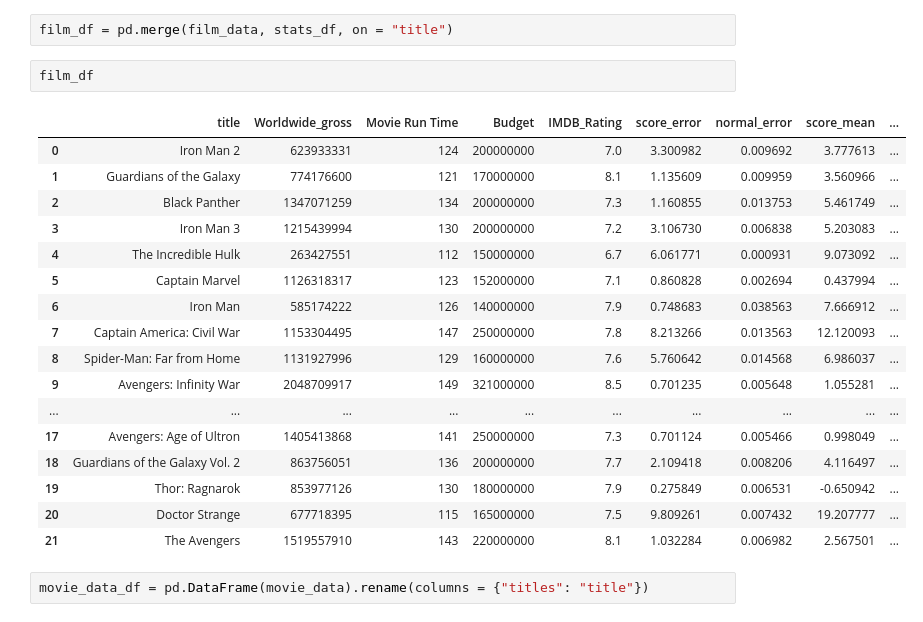
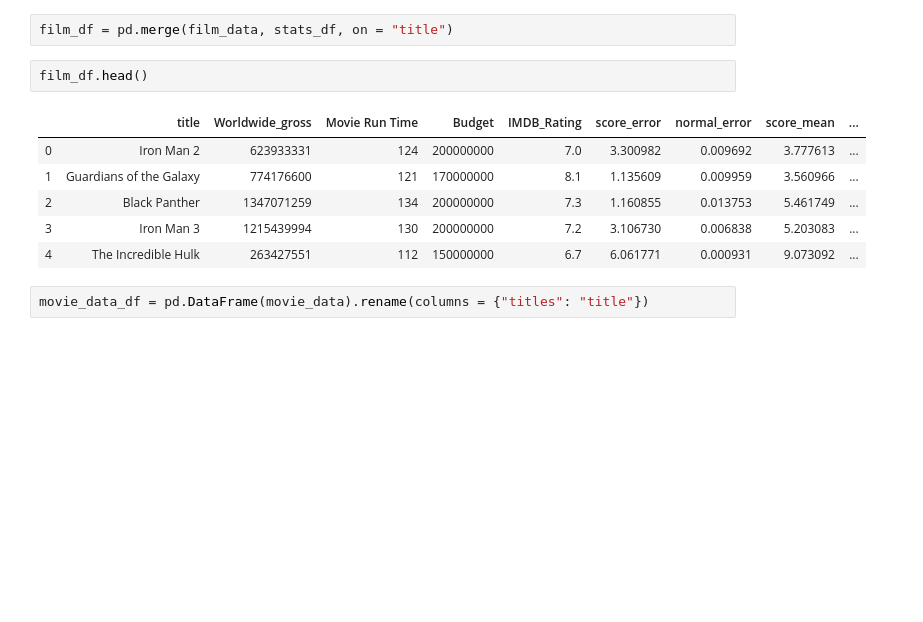
Before and after one commit to MaxwellWibert/Avengers_Sentiment_Analysis, a Jupyter notebook: Pandas_work.ipynb, the cells around one changed output. Cells and saved outputs as stored; diff of their text form; blank space fills up the shorter version.

```diff
--- a/Pandas_work.ipynb
+++ b/Pandas_work.ipynb
@@ -107,25 +107,14 @@ error_df.rename(columns= {"score": "score_error", "normal_score":"normal_error"}
 # %%
 film_df = pd.merge(film_data, stats_df, on = "title")
 # %%
-film_df
+film_df.head()
 # %% [output]
 |  | title | Worldwide_gross | Movie Run Time | Budget | IMDB_Rating | score_error | normal_error | score_mean | ... |
 | 0 | Iron Man 2 | 623933331 | 124 | 200000000 | 7.0 | 3.300982 | 0.009692 | 3.777613 | ... |
 | 1 | Guardians of the Galaxy | 774176600 | 121 | 170000000 | 8.1 | 1.135609 | 0.009959 | 3.560966 | ... |
 | 2 | Black Panther | 1347071259 | 134 | 200000000 | 7.3 | 1.160855 | 0.013753 | 5.461749 | ... |
 | 3 | Iron Man 3 | 1215439994 | 130 | 200000000 | 7.2 | 3.106730 | 0.006838 | 5.203083 | ... |
 | 4 | The Incredible Hulk | 263427551 | 112 | 150000000 | 6.7 | 6.061771 | 0.000931 | 9.073092 | ... |
-| 5 | Captain Marvel | 1126318317 | 123 | 152000000 | 7.1 | 0.860828 | 0.002694 | 0.437994 | ... |
-| 6 | Iron Man | 585174222 | 126 | 140000000 | 7.9 | 0.748683 | 0.038563 | 7.666912 | ... |
-| 7 | Captain America: Civil War | 1153304495 | 147 | 250000000 | 7.8 | 8.213266 | 0.013563 | 12.120093 | ... |
-| 8 | Spider-Man: Far from Home | 1131927996 | 129 | 160000000 | 7.6 | 5.760642 | 0.014568 | 6.986037 | ... |
-| 9 | Avengers: Infinity War | 2048709917 | 149 | 321000000 | 8.5 | 0.701235 | 0.005648 | 1.055281 | ... |
-| ... | ... | ... | ... | ... | ... | ... | ... | ... | ... |
-| 17 | Avengers: Age of Ultron | 1405413868 | 141 | 250000000 | 7.3 | 0.701124 | 0.005466 | 0.998049 | ... |
-| 18 | Guardians of the Galaxy Vol. 2 | 863756051 | 136 | 200000000 | 7.7 | 2.109418 | 0.008206 | 4.116497 | ... |
-| 19 | Thor: Ragnarok | 853977126 | 130 | 180000000 | 7.9 | 0.275849 | 0.006531 | -0.650942 | ... |
-| 20 | Doctor Strange | 677718395 | 115 | 165000000 | 7.5 | 9.809261 | 0.007432 | 19.207777 | ... |
-| 21 | The Avengers | 1519557910 | 143 | 220000000 | 8.1 | 1.032284 | 0.006982 | 2.567501 | ... |
 # %%
 movie_data_df = pd.DataFrame(movie_data).rename(columns = {"titles": "title"})
 # %%
```
Also changed, not shown: 2 other files.
